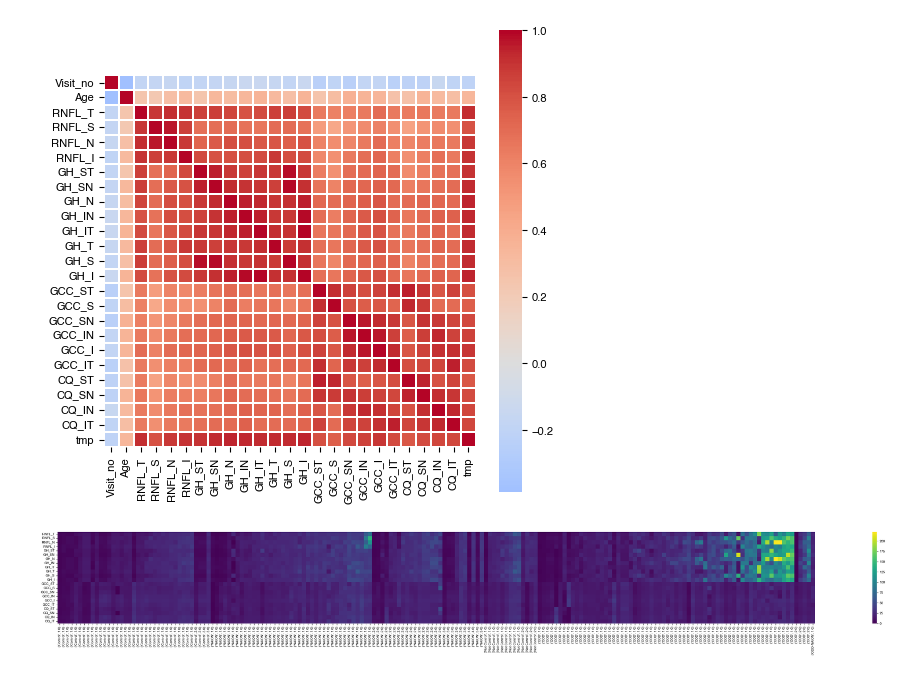
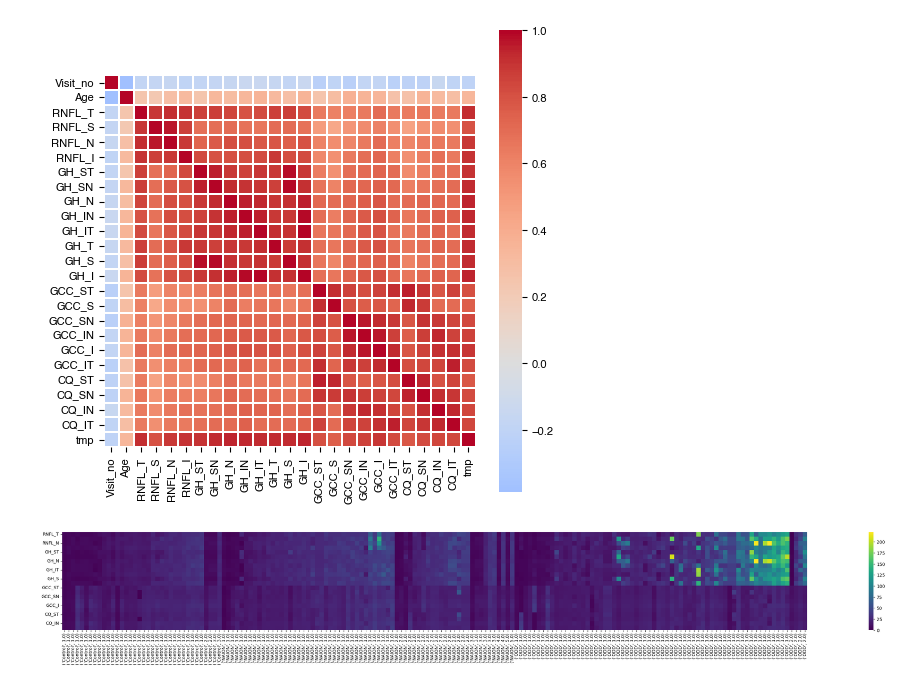
Before and after one commit to miaomiaoyu/ocumet, a Jupyter notebook: scripts/ocumet_tmp.ipynb, the cells around one changed output. Saved outputs shown, nothing was run; the diff lists cells and outputs as text; code cells hidden in the pictures.

```diff
--- a/scripts/ocumet_tmp.ipynb
+++ b/scripts/ocumet_tmp.ipynb
@@ -10,10 +10,12 @@ import matplotlib.pyplot as plt
 import seaborn as sns
 from sklearn.preprocessing import StandardScaler
 
-sys.path.insert(1, "../../mmytoolbox/")
 from ToolBox import *
 
 
+"""
+Quick run through for Sangeetha's ocumet stuff.
+"""
 
 df = pd.read_csv("../data/data1102.csv")
 
@@ -33,21 +35,8 @@ dvars_clean = [dvar.split("_")[1] + "_" + dvar.split("_")[-1] for dvar in dvars]
 df.rename(columns=dict(zip(dvars, dvars_clean)), inplace=True)
 
 dvars = dvars_clean  # use new dvars from now on.
-dvars = ['RNFL_T', 'RNFL_S', 'RNFL_N', 'RNFL_I', 'GH_ST', 'GH_SN', 'GH_N', 'GH_IN',
-'GH_IT',
-'GH_T',
-'GH_S',
-'GH_I',
-'GCC_ST',
-'GCC_S',
-'GCC_SN',
-'GCC_IN',
-'GCC_I',
-'GCC_IT',
-'CQ_ST',
-'CQ_SN',
-'CQ_IN',
-'CQ_IT']
+dvars = ['RNFL_T', 'RNFL_S', 'RNFL_N', 'RNFL_I', 'GH_ST', 'GH_SN', 'GH_N', 'GH_IN', 'GH_IT','GH_T', 'GH_S', 'GH_I', 'GCC_ST', 'GCC_S', 'GCC_SN', 'GCC_IN',
+'GCC_I', 'GCC_IT', 'CQ_ST', 'CQ_SN', 'CQ_IN', 'CQ_IT']
 ivars = ['ID', 'Visit_no', 'Diagnosis', 'Age']
 data = df[ ivars + dvars ].copy()
 data = fill_nans_with_means(data, columns=dvars, group='Diagnosis')
@@ -58,5 +47,5 @@ diagnosis_colors = data.Diagnosis.map(diagnosis_colors_lut)
 scaled_data = data.copy()
 ctrl_data = data[data['Diagnosis']=='Control']
 scaled_data[dvars] = standardize_to_controls(data[dvars], ctrl_data[dvars])
-clumap = sns.clustermap(data[dvars].T, z_score=0, cmap='coolwarm', center=0, figsize=(20,5), dendrogram_ratio=(.08,.2), col_colors=diagnosis_colors)
+clumap = sns.clustermap(data[dvars].T, z_score=0, cmap=rb, center=0, figsize=(20,5), dendrogram_ratio=(.08,.2), col_colors=diagnosis_colors)
 # %% [output]
@@ -74,11 +65,14 @@ for diagnosis in ['ODD', 'Control', 'NAION']:
 [figure]
 [figure]
 # %%
-data['tmp'] = data[dvars].mean(axis=1)
-fpf_visno = data.sort_values(by=['Diagnosis', 'Visit_no', 'tmp'])
+data['tmp'] = data[dvars].median(axis=1)  # since this is not a clustermap, this helps arrange it by intensity
+data = data[data['Diagnosis'].isin(['ODD', 'NAION', 'Control'])]
+
+fpf_visno = data.groupby(['Diagnosis', 'Visit_no', 'tmp'])[dvars].mean().reset_index() # data.copy()
+fpf_visno = fpf_visno.sort_values(by=['Diagnosis', 'Visit_no', 'tmp'])
 fpf_visno.index = fpf_visno[['Diagnosis', 'Visit_no']]
 plt.figure(figsize=(50,4))
 sns.heatmap(fpf_visno[dvars].T, cmap='viridis', square=True)
 plt.show()
 # %% [output]
-[figure, old version]
+[figure, new version]
```
Also changed, not shown: parts of 3 cells of this notebook, 2 other files.
